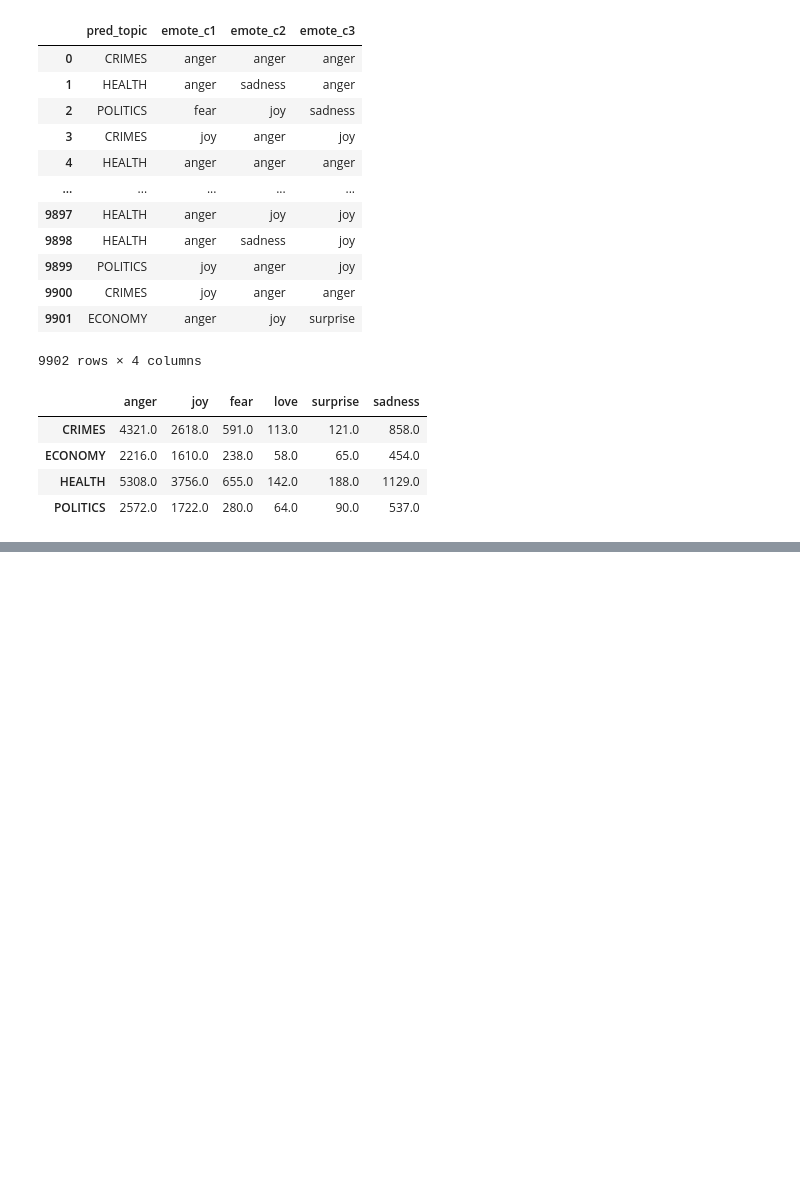
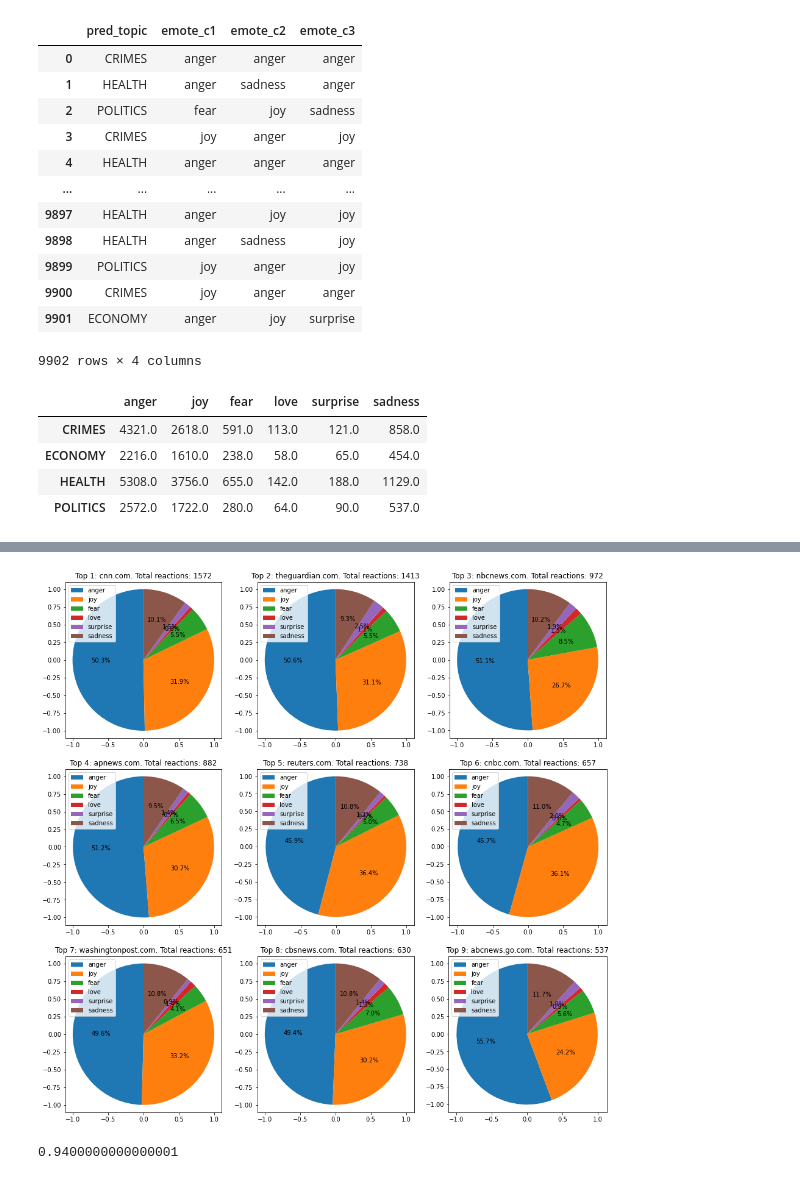
Before and after one commit to Mikha1lSorokin/reddit-news-research, a Jupyter notebook: final_visualizations.ipynb, the cells around one changed output, grey strips where cells are left out. Drawn from its saved outputs; the diff is of its cells as text; code cells hidden in the pictures; blank space fills up the shorter version.

```diff
--- a/final_visualizations.ipynb
+++ b/final_visualizations.ipynb
@@ -99,0 +110,4 @@ plt.show()
+# %%
+# Get urls without unnecessary sruff
+url_react_df['url_clear'] = url_react_df['url'].apply(lambda x: urlparse(str(x)).hostname)
+url_react_df
@@ -99,0 +137,4 @@ plt.show()
+# %%
+# Get urls without unnecessary sruff
+url_react_df['url_clear'] = url_react_df['url_clear'].apply(lambda x: x.replace('www.',''))
+url_react_df
@@ -99,0 +174,18 @@ plt.show()
+# %%
+# Get top-9 news websites
+top9_url_lst = url_react_df.url_clear.value_counts()[:9].index.tolist()
+top9_url_num_lst = url_react_df.url_clear.value_counts()[:9].tolist()
+# %%
+# Prepare data for the website-emotion pie plots
+pie_data_ratio = pd.DataFrame(np.zeros((9, 6)))
+pie_data_url = pie_data_url.rename(columns={0: "anger", 1: "joy", 2: "fear", 3: "love", 4: "surprise", 5: "sadness",})
+for i in range(9):
+    pie_data_url = pie_data_url.rename(index={i: top9_url_lst[i]})
+
+for emotion in emote_lst:
+    for comments in comment_lst:
+
+        x = url_react_df.groupby(['url_clear'])[comments].apply(lambda x: x[x.str.contains(emotion)].count())[top9_url_lst]
+        y = pie_data_url[emotion].to_numpy()
+        pie_data_url[emotion] = (x.to_numpy() + y).tolist()
+pie_data_url
@@ -99,0 +203,20 @@ plt.show()
+# %%
+# Website-emotion pie plots
+figure, axis = plt.subplots(3, 3, figsize=(16,16))
+
+for i, url in enumerate(top9_url_lst):
+
+    data = pie_data_url.loc[url].tolist()
+
+    axis[i // 3, i % 3].pie(data, labels=emote_lst, startangle=90, frame=True, labeldistance=None, autopct='%1.1f%%')
+    axis[i // 3, i % 3].title.set_text('Top ' + str(i + 1) + ': ' + url + '. Total reactions: ' + str(top9_url_num_lst[i] * 3))
+    axis[i // 3, i % 3].legend()
+
+plt.show()
+# %% [output]
+[figure, added]
+# %%
+# Calculate the median of upvote_ratio to split the data evenly
+dtf.upvote_ratio.median()
+# %% [output]
+0.9400000000000001
```
Also changed, not shown: parts of 16 cells of this notebook.
